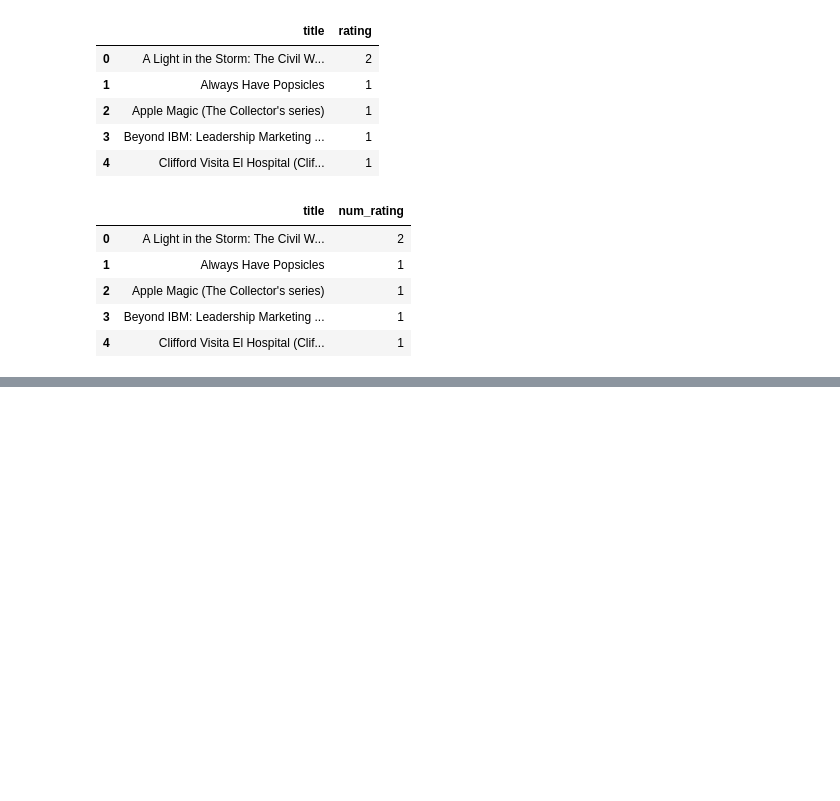
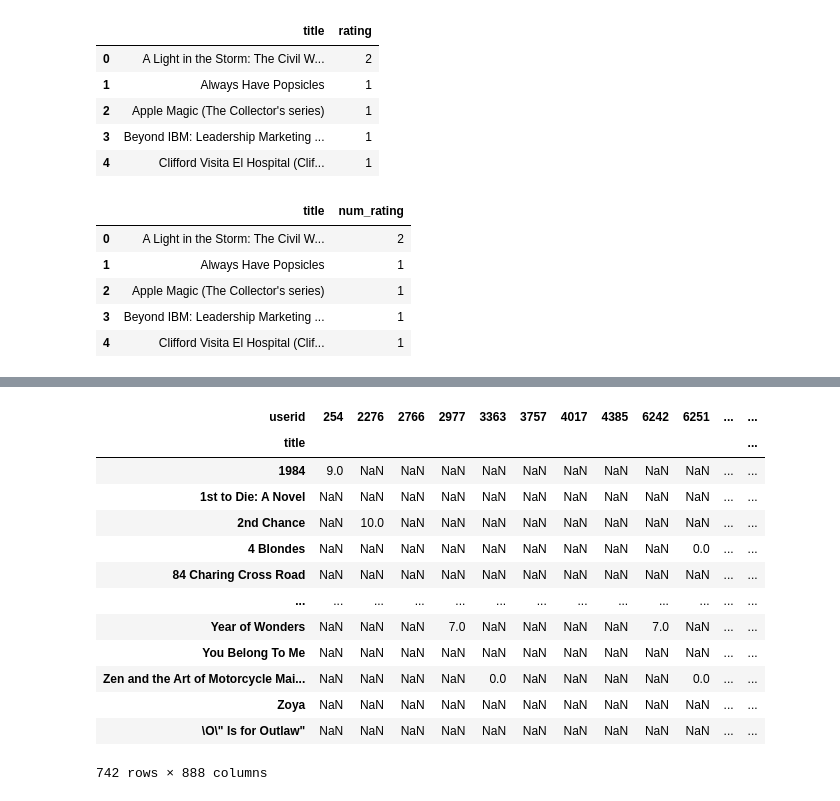
Before and after one commit to heroichunter19/e-commerce-recommendation-system, a Jupyter notebook: datatodecision.ipynb, the cells around one changed output, grey strips where cells are left out. Cells and saved outputs as stored; diff of their text form; code cells hidden in the pictures; blank space fills up the shorter version.

```diff
--- a/datatodecision.ipynb
+++ b/datatodecision.ipynb
@@ -226,0 +240,19 @@ last_rating.drop_duplicates(['userid','title'],inplace=True)
+# %%
+data_pivot_table= last_rating.pivot_table(columns='userid',index='title', values='rating')
+# %%
+data_pivot_table
+# %% [output]
+| userid | 254 | 2276 | 2766 | 2977 | 3363 | 3757 | 4017 | 4385 | 6242 | 6251 | ... | ... |
+| title |  |  |  |  |  |  |  |  |  |  |  | ... |
+| 1984 | 9.0 | NaN | NaN | NaN | NaN | NaN | NaN | NaN | NaN | NaN | ... | ... |
+| 1st to Die: A Novel | NaN | NaN | NaN | NaN | NaN | NaN | NaN | NaN | NaN | NaN | ... | ... |
+| 2nd Chance | NaN | 10.0 | NaN | NaN | NaN | NaN | NaN | NaN | NaN | NaN | ... | ... |
+| 4 Blondes | NaN | NaN | NaN | NaN | NaN | NaN | NaN | NaN | NaN | 0.0 | ... | ... |
+| 84 Charing Cross Road | NaN | NaN | NaN | NaN | NaN | NaN | NaN | NaN | NaN | NaN | ... | ... |
+| ... | ... | ... | ... | ... | ... | ... | ... | ... | ... | ... | ... | ... |
+| Year of Wonders | NaN | NaN | NaN | 7.0 | NaN | NaN | NaN | NaN | 7.0 | NaN | ... | ... |
+| You Belong To Me | NaN | NaN | NaN | NaN | NaN | NaN | NaN | NaN | NaN | NaN | ... | ... |
+| Zen and the Art of Motorcycle Mai... | NaN | NaN | NaN | NaN | 0.0 | NaN | NaN | NaN | NaN | 0.0 | ... | ... |
+| Zoya | NaN | NaN | NaN | NaN | NaN | NaN | NaN | NaN | NaN | NaN | ... | ... |
+| \O\" Is for Outlaw" | NaN | NaN | NaN | NaN | NaN | NaN | NaN | NaN | NaN | NaN | ... | ... |
+742 rows × 888 columns
```
Also changed, not shown: parts of 8 cells of this notebook.
